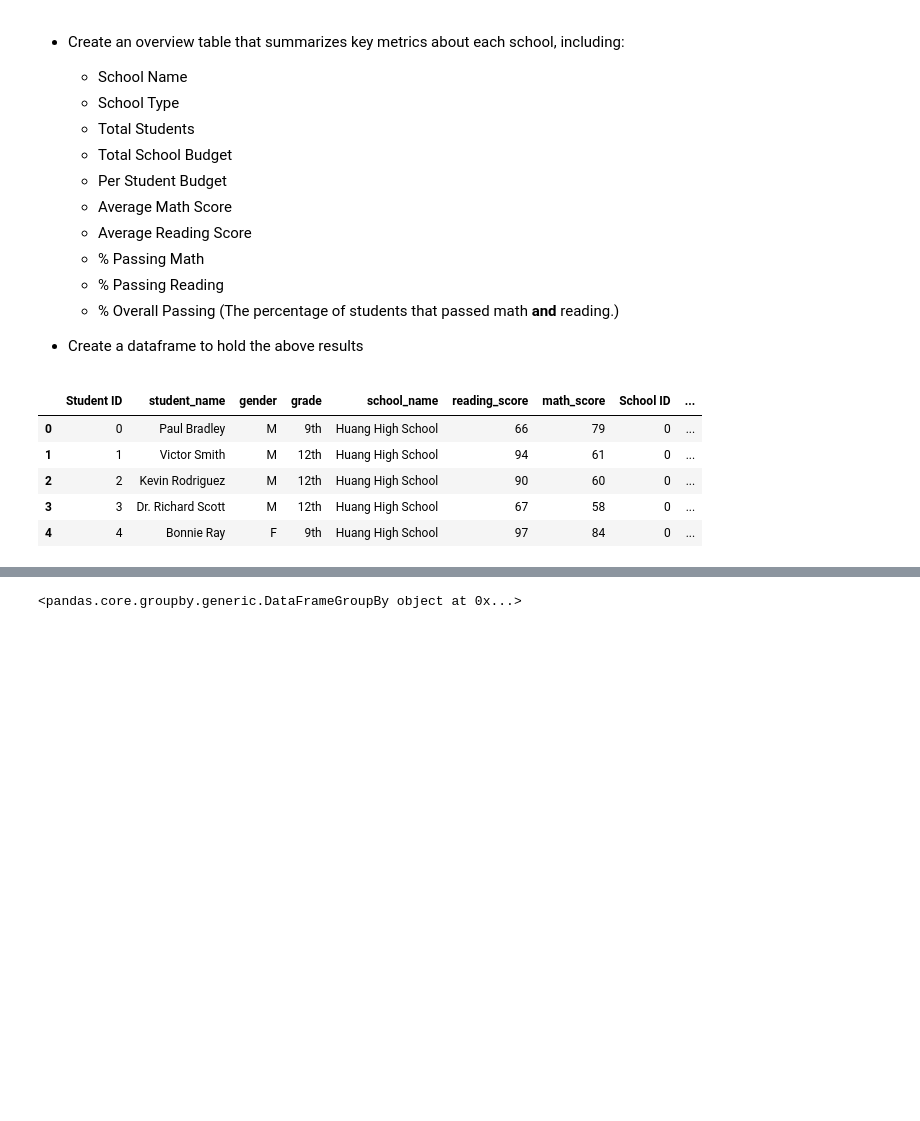
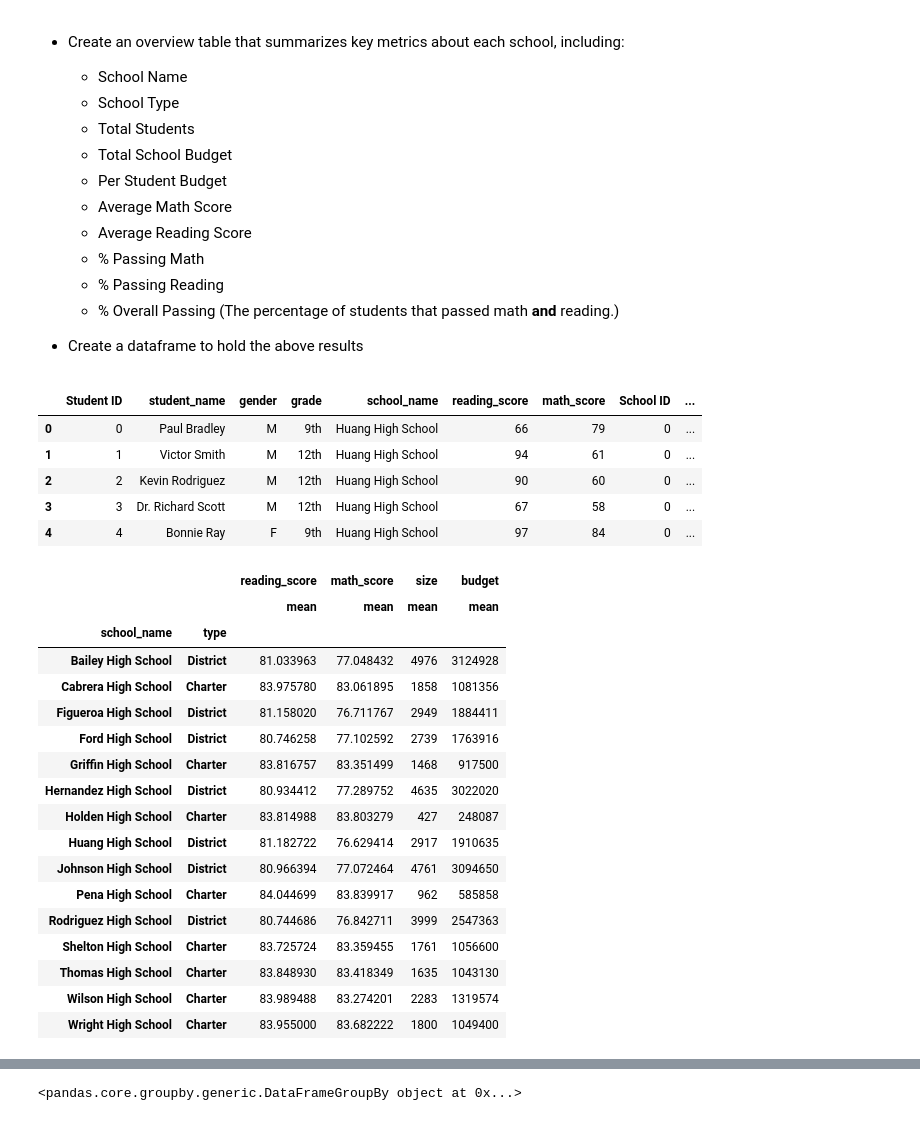
Before and after one commit to llhabers/pandas-challenge, a Jupyter notebook: PyCitySchools/PyCitySchools_starter.ipynb, the cells around one changed output, grey strips where cells are left out. Cells and saved outputs as stored; diff of their text form; code cells hidden in the pictures; blank space fills up the shorter version.

Commit message:
PyCitySchools

```diff
--- a/PyCitySchools/PyCitySchools_starter.ipynb
+++ b/PyCitySchools/PyCitySchools_starter.ipynb
@@ -230,3 +255,25 @@ school_data_complete.head()
 | 2 | 2 | Kevin Rodriguez | M | 12th | Huang High School | 90 | 60 | 0 | ... |
 | 3 | 3 | Dr. Richard Scott | M | 12th | Huang High School | 67 | 58 | 0 | ... |
 | 4 | 4 | Bonnie Ray | F | 9th | Huang High School | 97 | 84 | 0 | ... |
+# %%
+RT = school_data_complete.groupby(["school_name","type"])['gender','reading_score','math_score','size','budget'].agg([np.mean])
+RT
+# %% [output]
+|  |  | reading_score | math_score | size | budget |
+|  |  | mean | mean | mean | mean |
+| school_name | type |  |  |  |  |
+| Bailey High School | District | 81.033963 | 77.048432 | 4976 | 3124928 |
+| Cabrera High School | Charter | 83.975780 | 83.061895 | 1858 | 1081356 |
+| Figueroa High School | District | 81.158020 | 76.711767 | 2949 | 1884411 |
+| Ford High School | District | 80.746258 | 77.102592 | 2739 | 1763916 |
+| Griffin High School | Charter | 83.816757 | 83.351499 | 1468 | 917500 |
+| Hernandez High School | District | 80.934412 | 77.289752 | 4635 | 3022020 |
+| Holden High School | Charter | 83.814988 | 83.803279 | 427 | 248087 |
+| Huang High School | District | 81.182722 | 76.629414 | 2917 | 1910635 |
+| Johnson High School | District | 80.966394 | 77.072464 | 4761 | 3094650 |
+| Pena High School | Charter | 84.044699 | 83.839917 | 962 | 585858 |
+| Rodriguez High School | District | 80.744686 | 76.842711 | 3999 | 2547363 |
+| Shelton High School | Charter | 83.725724 | 83.359455 | 1761 | 1056600 |
+| Thomas High School | Charter | 83.848930 | 83.418349 | 1635 | 1043130 |
+| Wilson High School | Charter | 83.989488 | 83.274201 | 2283 | 1319574 |
+| Wright High School | Charter | 83.955000 | 83.682222 | 1800 | 1049400 |
```
Also changed, not shown: parts of 14 cells of this notebook.
